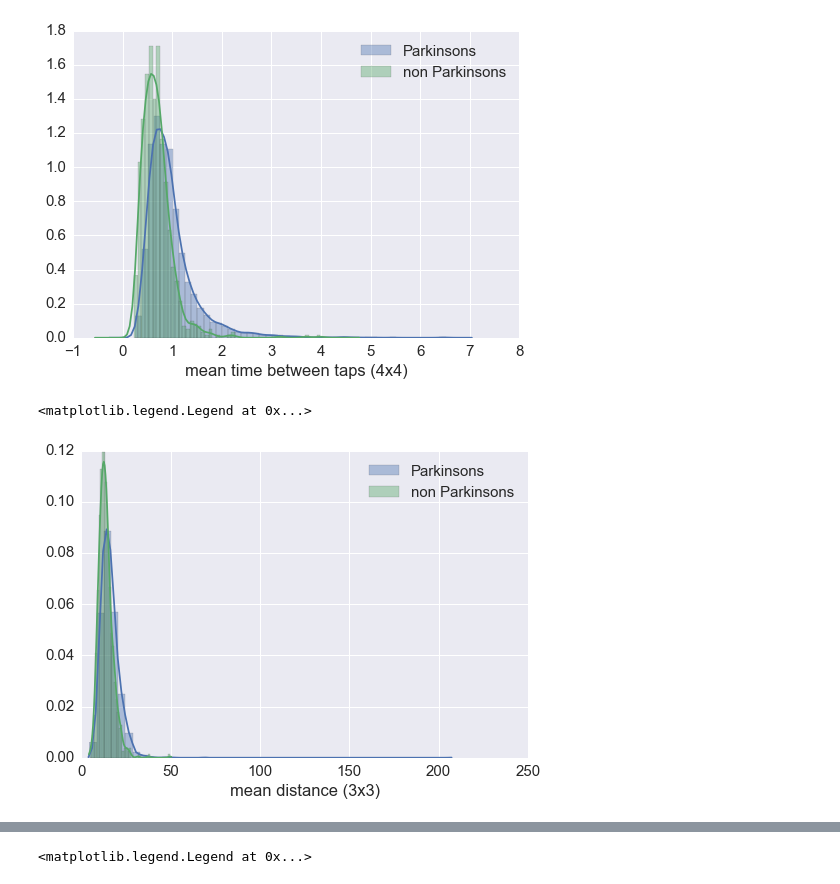
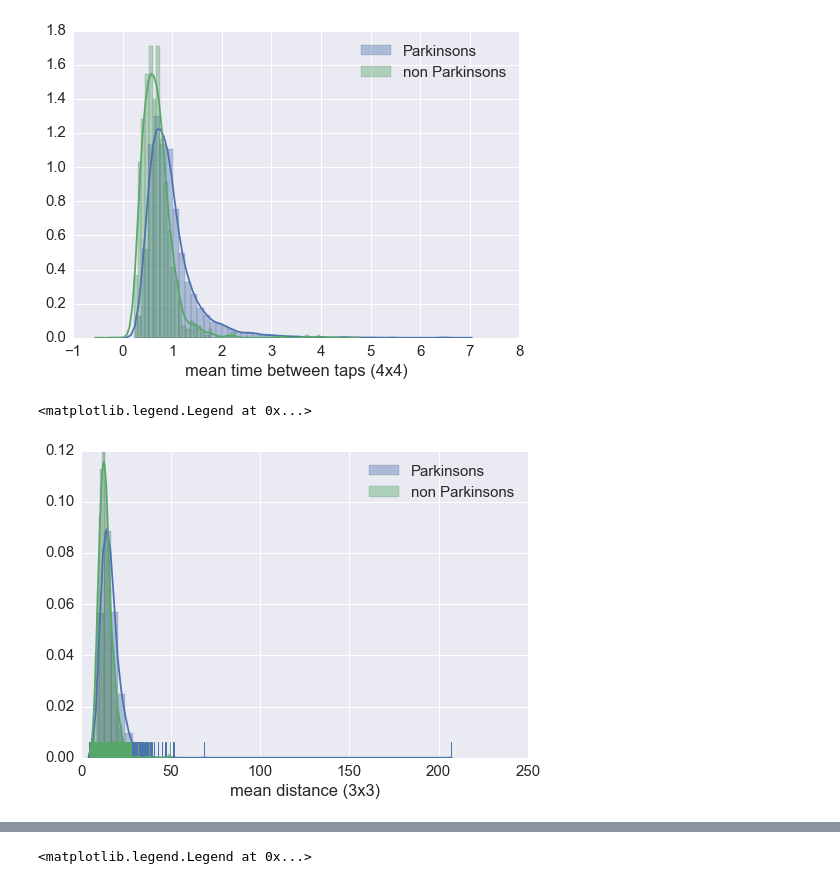
Before and after one commit to mattoby/mpower_memory, a Jupyter notebook: Memory_summary_analyses.ipynb, the cells around one changed output, grey strips where cells are left out. Cells and saved outputs as stored; diff of their text form; code cells hidden in the pictures.

```diff
--- a/Memory_summary_analyses.ipynb
+++ b/Memory_summary_analyses.ipynb
@@ -429,10 +428,10 @@ plt.legend(loc=1)
 # %%
 distcol = '9_meandist'
 plt.figure()
-sns.distplot(df_Parkinsons[distcol].dropna(), label='Parkinsons')
-sns.distplot(df_np[distcol].dropna(), label='non Parkinsons')
+sns.distplot(df_Parkinsons[distcol].dropna(), label='Parkinsons', rug=True)
+sns.distplot(df_np[distcol].dropna(), label='non Parkinsons', rug=True)
 plt.xlabel(mt.feature_names([distcol])[0])
 plt.legend(loc=1)
 # %% [output]
 <matplotlib.legend.Legend at 0x...>
-[figure, old version]
+[figure, new version]
```
Also changed, not shown: parts of 4 cells of this notebook.
